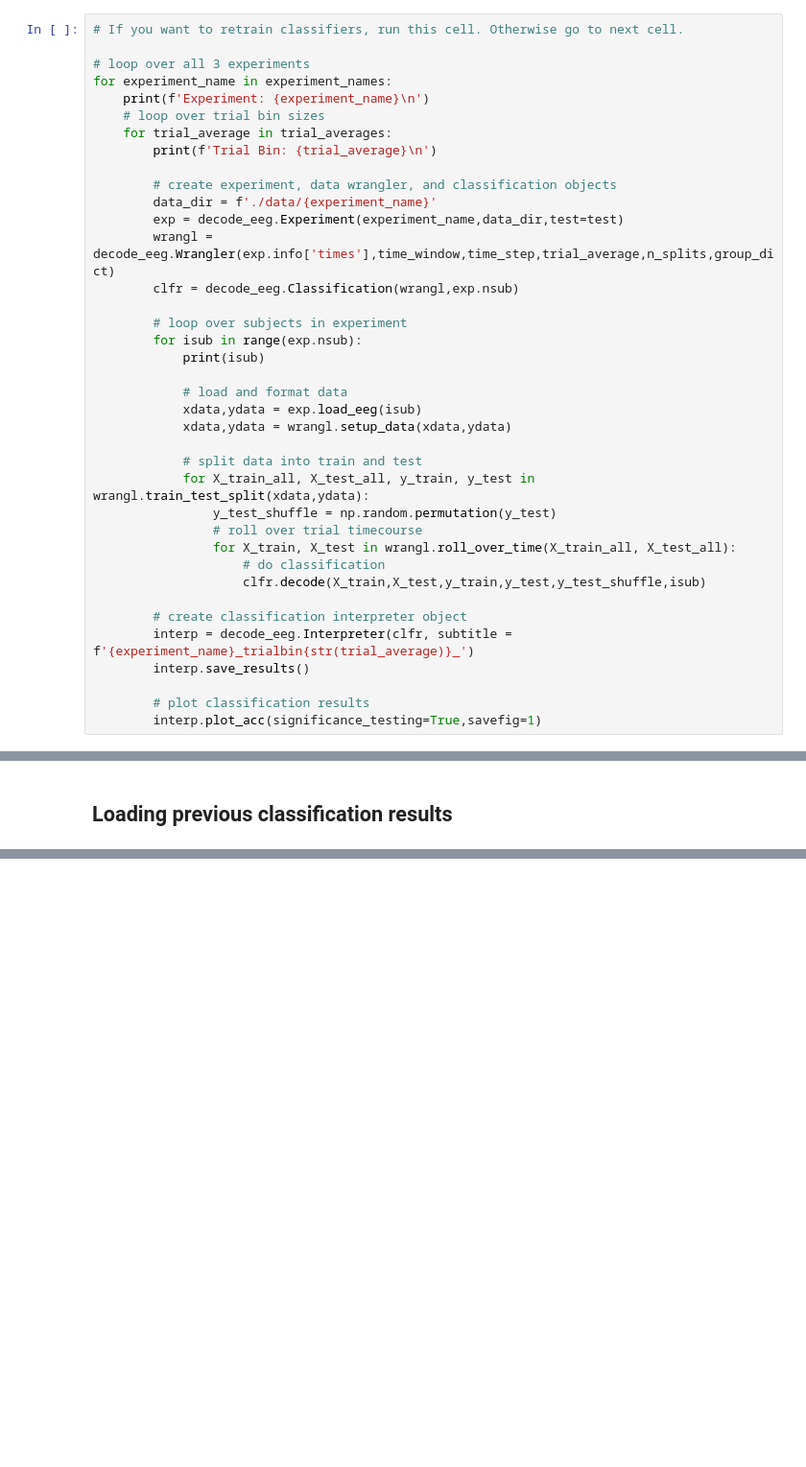
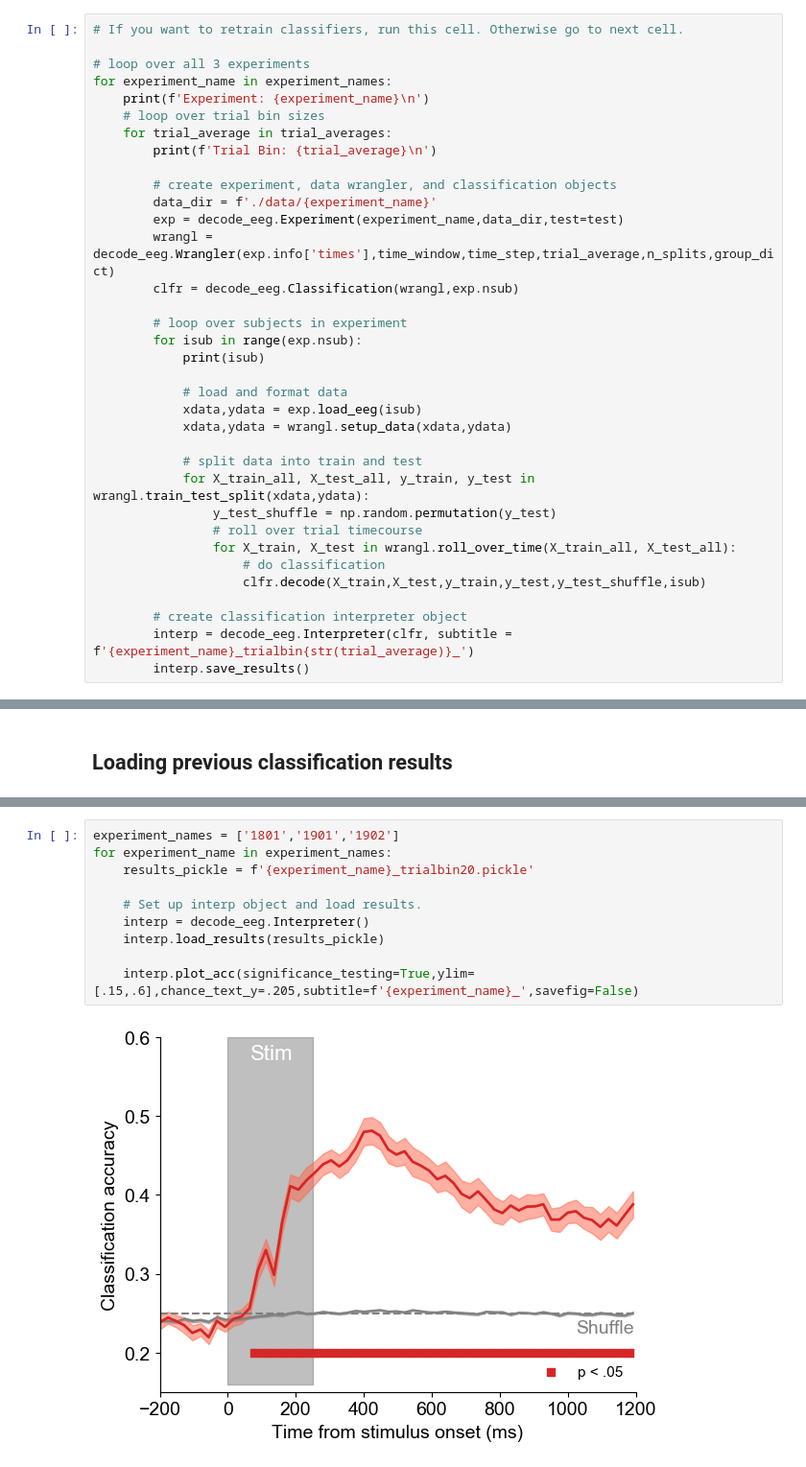
Before and after one commit to WilliamThyer/Thyer-et-al-2021, a Jupyter notebook: decode_load_loop.ipynb, the cells around one changed output, grey strips where cells are left out. Shown at 96% size. Cells and saved outputs as stored; diff of their text form; blank space fills up the shorter version.

```diff
--- a/decode_load_loop.ipynb
+++ b/decode_load_loop.ipynb
@@ -49,6 +49,3 @@ for experiment_name in experiment_names:
         # create classification interpreter object
         interp = decode_eeg.Interpreter(clfr, subtitle = f'{experiment_name}_trialbin{str(trial_average)}_')
         interp.save_results()
-
-        # plot classification results
-        interp.plot_acc(significance_testing=True,savefig=1)
@@ -100,0 +54,12 @@ interp.plot_acc(significance_testing=True,savefig=0)
+# %%
+experiment_names = ['1801','1901','1902']
+for experiment_name in experiment_names:
+    results_pickle = f'{experiment_name}_trialbin20.pickle'
+
+    # Set up interp object and load results.
+    interp = decode_eeg.Interpreter()
+    interp.load_results(results_pickle)
+
+    interp.plot_acc(significance_testing=True,ylim=[.15,.6],chance_text_y=.205,subtitle=f'{experiment_name}_',savefig=False)
+# %% [output]
+[figure, added]
```
Also changed, not shown: parts of 4 cells of this notebook, 3 other files.
